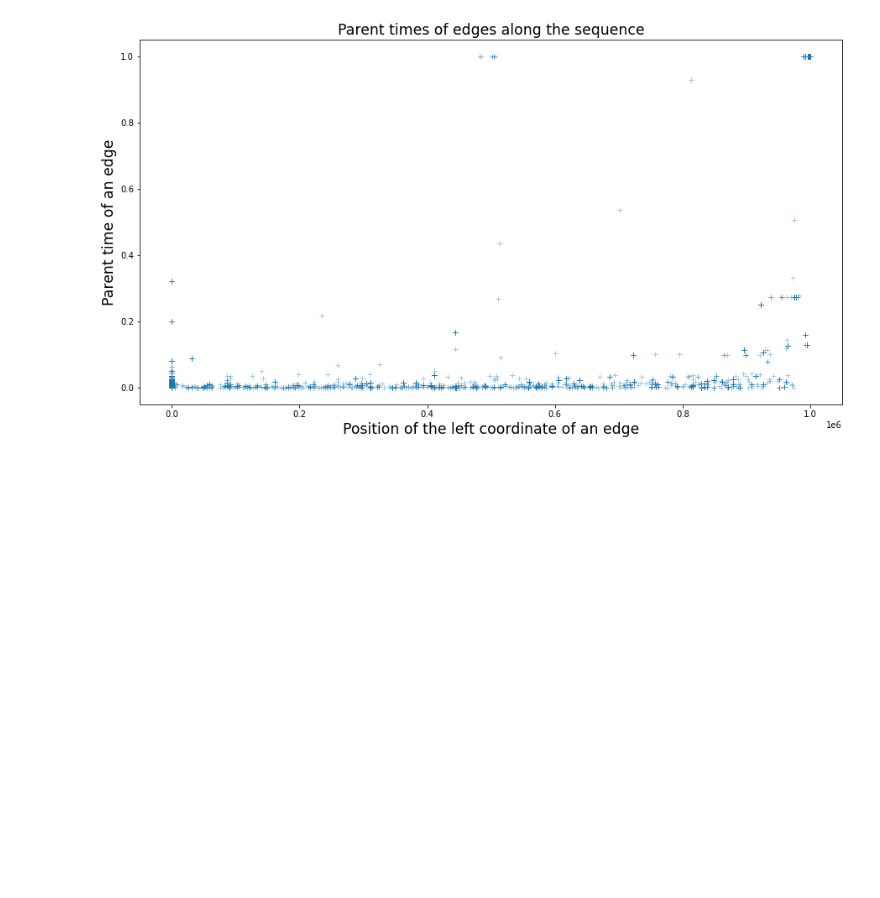
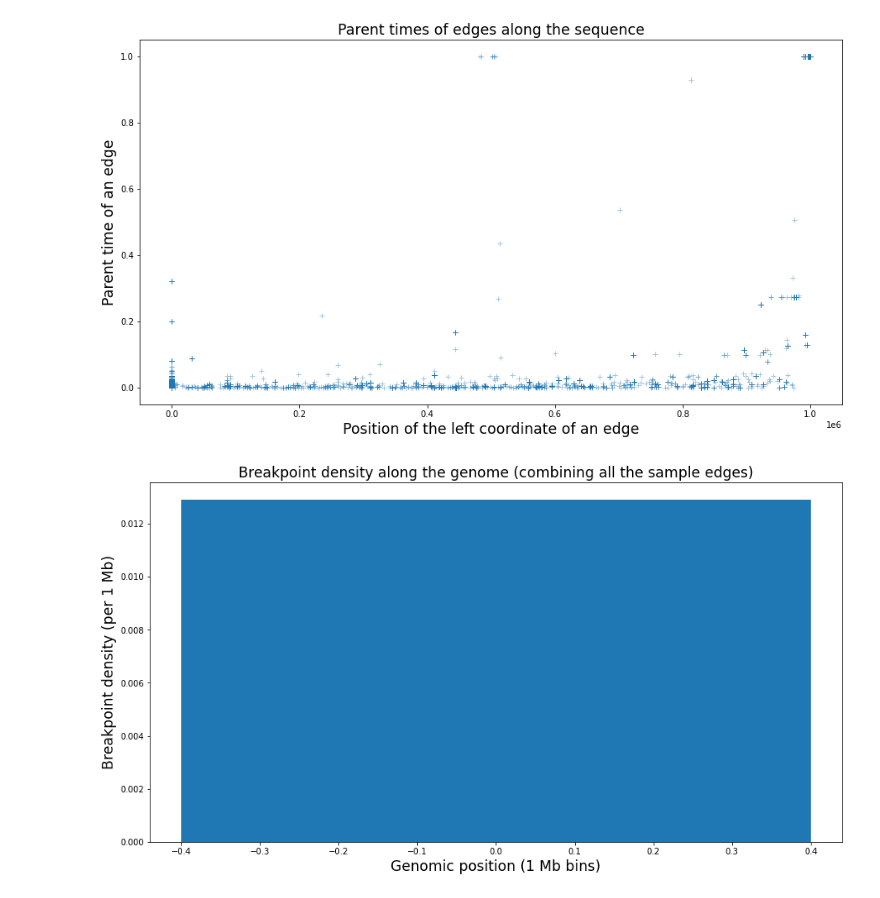
Before and after one commit to szhan/tsimpute, a Jupyter notebook: notebooks/inspect_ts.ipynb, the cells around one changed output. Saved outputs shown, nothing was run; the diff lists cells and outputs as text; code cells hidden in the pictures; blank space fills up the shorter version.

Commit message:
Add plot showing recombination breakpoint density along the genome

```diff
--- a/notebooks/inspect_ts.ipynb
+++ b/notebooks/inspect_ts.ipynb
@@ -300,6 +300,9 @@ for i in ts.samples():
     per_sample_bkpt_density[i] = tmp_left_coords.shape[0] / (ts.sequence_length / 1e6)
     # Get the per-sample mean parent time
     per_sample_mean_parent_time[i] = np.mean(tmp_parent_times)
+
+left_coords_all = np.array(left_coords_all)
+parent_times_all = np.array(parent_times_all)
 # %%
 plt.figure(figsize=(20, 5,))
 
@@ -334,3 +337,22 @@ plt.plot(
 plt.show()
 # %% [output]
 [figure]
+# %%
+num_bins = int(np.ceil(ts.sequence_length / 1e6))
+bkpt_binned_counts = np.zeros(num_bins)
+for i in np.arange(num_bins):
+    is_left = i * 1e6 <= left_coords_all
+    is_right = left_coords_all < (i + 1) * 1e6
+    bkpt_binned_counts[i] = np.sum(is_left & is_right) / 1e6    # No need to normalize
+# %%
+plt.figure(figsize=(15, 8,))
+plt.title("Breakpoint density along the genome (combining all the sample edges)", fontsize="xx-large")
+plt.ylabel("Breakpoint density (per 1 Mb)", fontsize="xx-large")
+plt.xlabel("Genomic position (1 Mb bins)", fontsize="xx-large")
+plt.bar(
+    np.arange(num_bins),
+    bkpt_binned_counts,
+);
+plt.show()
+# %% [output]
+[figure, added]
```
